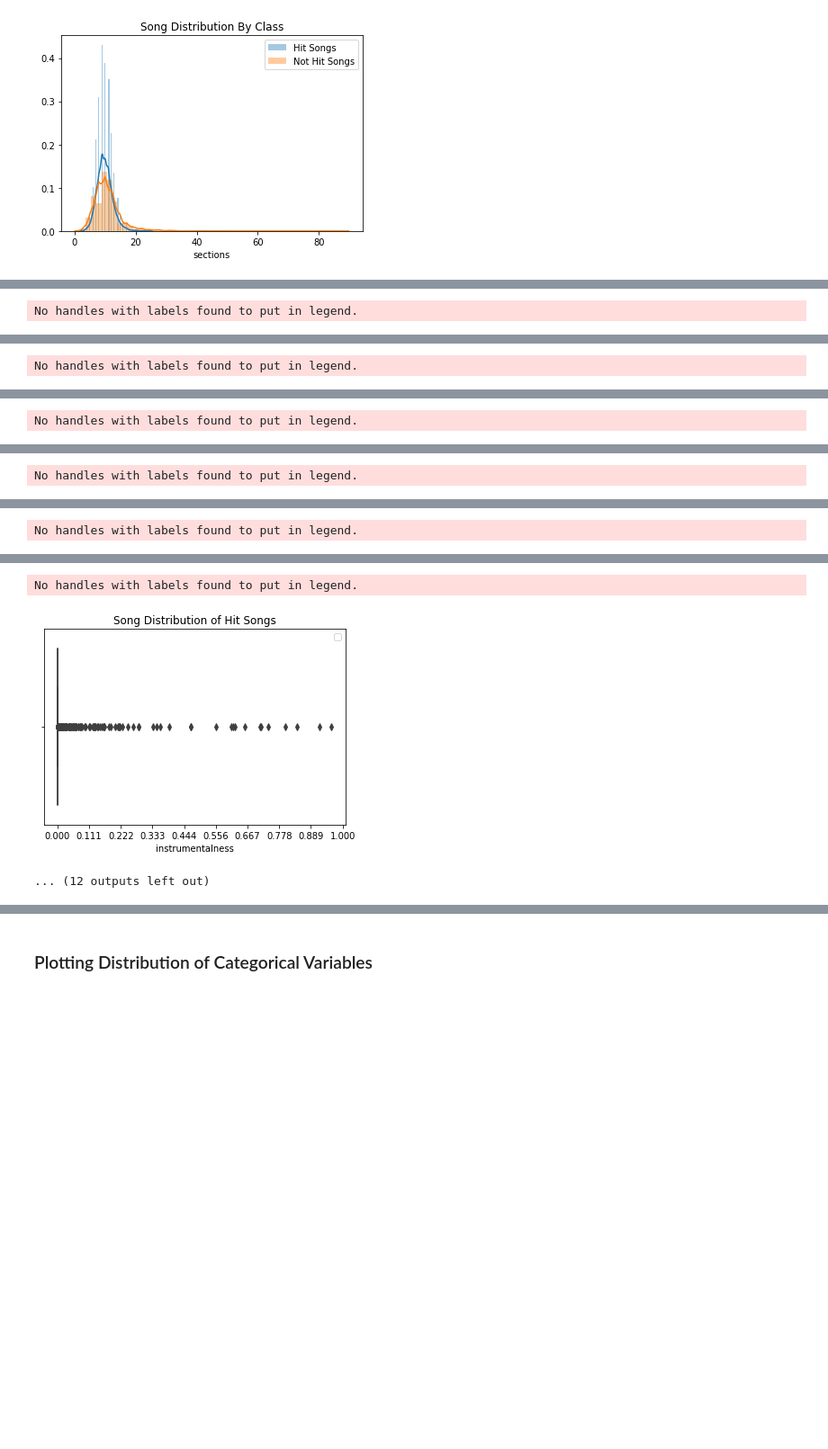
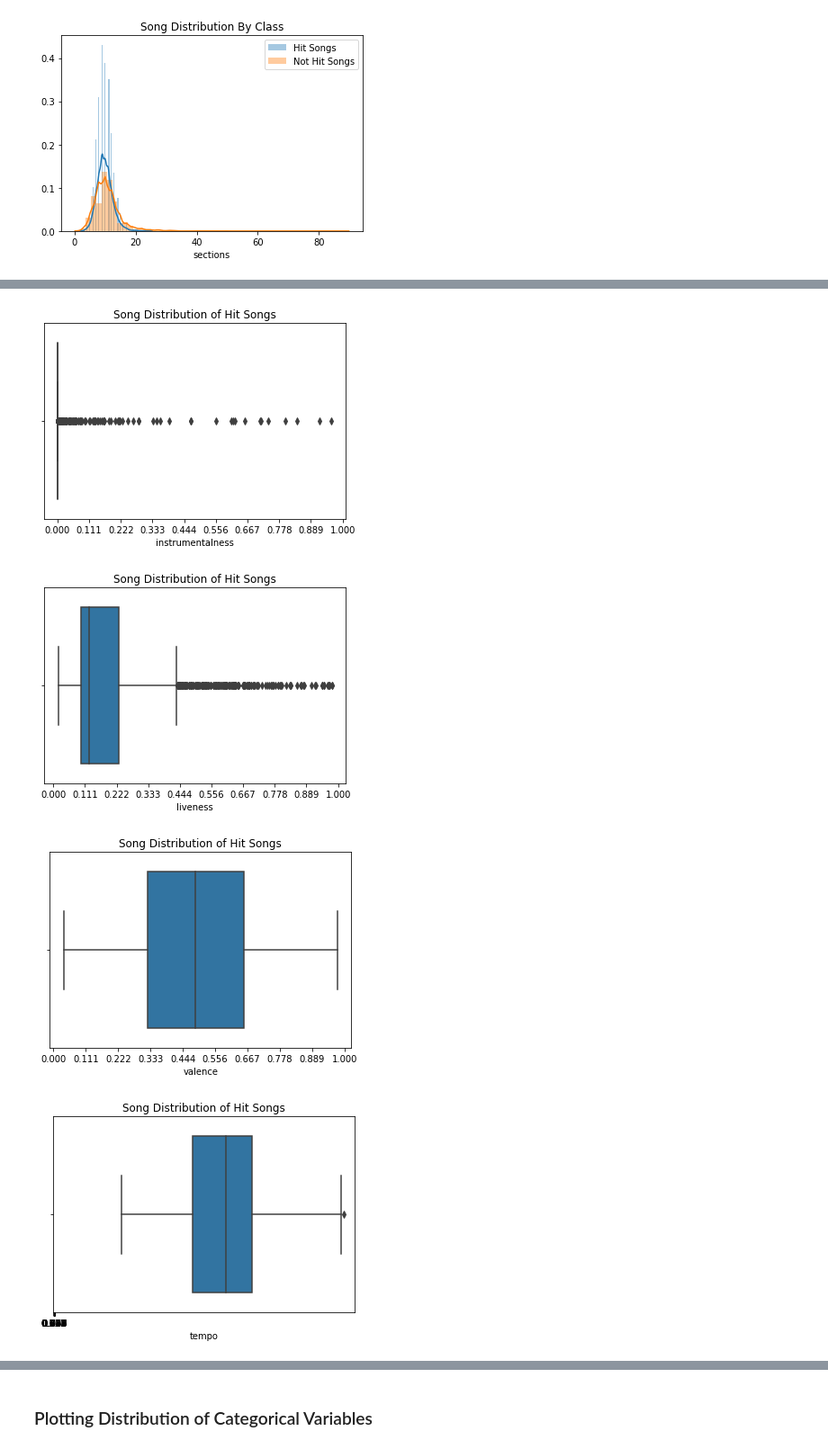
Before and after one commit to jacksonbull87/Hit-Classification, a Jupyter notebook: Predicting a Hit - 2010s.ipynb, the cells around one changed output, grey strips where cells are left out. Shown: that part at 90% size. Drawn from its saved outputs; the diff is of its cells as text; code cells hidden in the pictures; blank space fills up the shorter version.

```diff
--- a/Predicting a Hit - 2010s.ipynb
+++ b/Predicting a Hit - 2010s.ipynb
@@ -198,29 +201,23 @@ No handles with labels found to put in legend.
 # %%
 #let's look at the distribution of continuous variables for each class of songs using a box plot
     # Sort the dataframe by target
 hit_songs = data.loc[data['target'] == 1]
 non_hit_songs = data.loc[data['target'] == 0]
 
 for feat in continuous_variables:
     sns.boxplot(hit_songs[feat] )
 #     sns.boxplot(non_hit_songs[feat])
     plt.title('Song Distribution of Hit Songs')
     plt.xticks(np.linspace(0, 1, 10))
 
-    plt.legend()
-
     plt.show()
 # %% [output]
-No handles with labels found to put in legend.
 [figure]
-No handles with labels found to put in legend.
 [figure]
-No handles with labels found to put in legend.
 [figure]
-No handles with labels found to put in legend.
 [figure]
-No handles with labels found to put in legend.
 [figure]
-No handles with labels found to put in legend.
 [figure]
-... (12 outputs left out)
+[figure, added]
+[figure, added]
+[figure, added]
```
Also changed, not shown: parts of 10 cells of this notebook, 1 other file.
